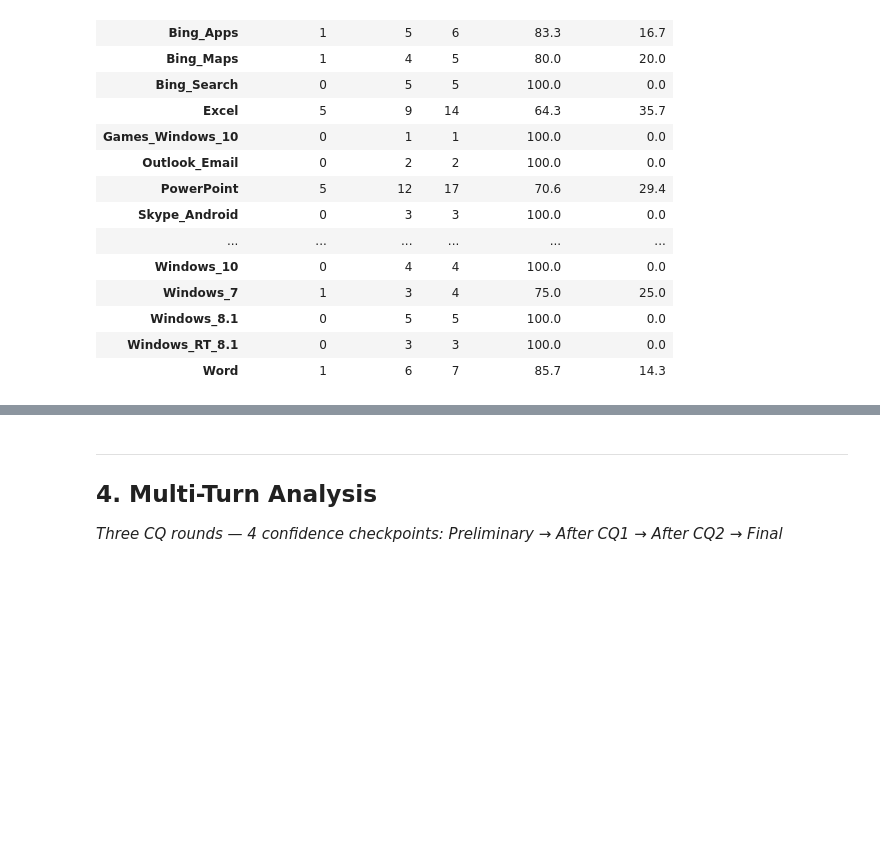
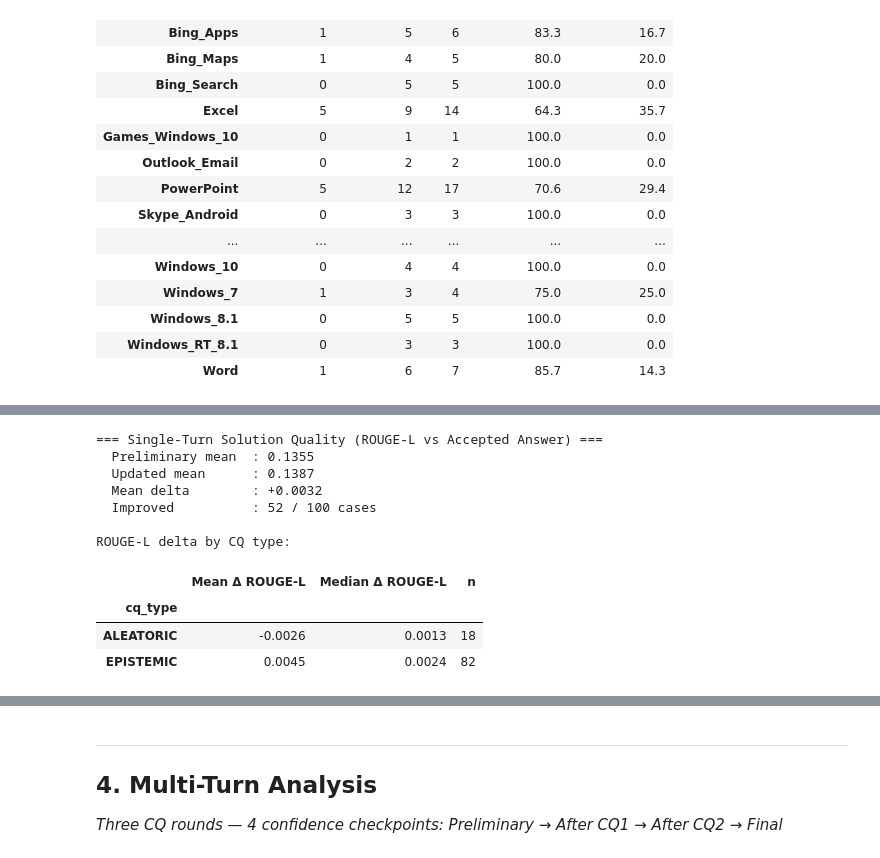
Before and after one commit to dagmaros27/llm-uncertainity-benchmark, a Jupyter notebook: pilot_study/notebooks/ms-dialog/msdialog_analysis.ipynb, the cells around one changed output, grey strips where cells are left out. Cells and saved outputs as stored; diff of their text form; code cells hidden in the pictures; blank space fills up the shorter version.

```diff
--- a/pilot_study/notebooks/ms-dialog/msdialog_analysis.ipynb
+++ b/pilot_study/notebooks/ms-dialog/msdialog_analysis.ipynb
@@ -328,0 +406,78 @@ CQ type breakdown by category:
+# %%
+# st_with_type already carries rouge cols (inherited from st in cell a0000012)
+st_rt    = st_with_type.copy()
+typed_rt = st_rt[st_rt["cq_type"].isin({"EPISTEMIC", "ALEATORIC"})]
+
+print("=== Single-Turn Solution Quality (ROUGE-L vs Accepted Answer) ===")
+print(f"  Preliminary mean  : {st['rouge_prelim'].mean():.4f}")
+print(f"  Updated mean      : {st['rouge_updated'].mean():.4f}")
+print(f"  Mean delta        : {st['rouge_delta'].mean():+.4f}")
+print(f"  Improved          : {(st['rouge_delta'] > 0).sum()} / {len(st)} cases")
+
+print()
+print("ROUGE-L delta by CQ type:")
+grp_r = typed_rt.groupby("cq_type")["rouge_delta"].agg(["mean", "median", "count"]).round(4)
+display(grp_r.rename(columns={"mean": "Mean Δ ROUGE-L", "median": "Median Δ ROUGE-L", "count": "n"}))
+
+corr_all = st_rt["conf_delta"].corr(st_rt["rouge_delta"])
+print(f"\nPearson r(Δ confidence, Δ ROUGE-L) = {corr_all:.3f}")
+
+from scipy.stats import mannwhitneyu as mwu
+ep_r = typed_rt[typed_rt["cq_type"] == "EPISTEMIC"]["rouge_delta"]
+al_r = typed_rt[typed_rt["cq_type"] == "ALEATORIC"]["rouge_delta"]
+if len(al_r) >= 2:
+    stat_r, p_r = mwu(ep_r, al_r, alternative="two-sided")
+    sig_r = "***" if p_r < 0.001 else "**" if p_r < 0.01 else "*" if p_r < 0.05 else "n.s."
+    print(f"Mann-Whitney U (ROUGE-L Δ, EPISTEMIC vs ALEATORIC): p={p_r:.4f} {sig_r}")
+
+fig, axes = plt.subplots(1, 3, figsize=(15, 4))
+
+# 1. Bar: ROUGE-L before vs after CQ
+r_bar = [st["rouge_prelim"].mean(), st["rouge_updated"].mean()]
+axes[0].bar(["Preliminary", "Updated"], r_bar, color=["steelblue", "seagreen"], width=0.45)
+axes[0].set_ylabel("Mean ROUGE-L F1")
+axes[0].set_ylim(0, max(r_bar) * 1.35)
+axes[0].set_title("ROUGE-L: Before vs After CQ")
+for i, v in enumerate(r_bar):
+    axes[0].text(i, v + 0.003, f"{v:.3f}", ha="center", fontweight="bold")
+
+# 2. Boxplot: ROUGE-L delta by CQ type
+data_r = [typed_rt[typed_rt["cq_type"] == lbl]["rouge_delta"].values
+          for lbl in ["EPISTEMIC", "ALEATORIC"]]
+bp = axes[1].boxplot(data_r, labels=["EPISTEMIC", "ALEATORIC"], patch_artist=True,
+                     medianprops=dict(color="black", lw=2))
+for patch, color in zip(bp["boxes"], ["steelblue", "salmon"]):
+    patch.set_facecolor(color)
+axes[1].axhline(0, color="red", lw=1, linestyle="--")
+axes[1].set_ylabel("ROUGE-L delta")
+axes[1].set_title("Δ ROUGE-L by CQ Type")
+
+# 3. Scatter: confidence Δ vs ROUGE-L Δ, coloured by CQ type
+for lbl, color in [("EPISTEMIC", "steelblue"), ("ALEATORIC", "salmon")]:
+    sub = typed_rt[typed_rt["cq_type"] == lbl]
+    axes[2].scatter(sub["conf_delta"], sub["rouge_delta"],
+                    c=color, label=lbl, alpha=0.75, s=50, edgecolors="none")
+axes[2].axhline(0, color="gray", lw=0.8, linestyle="--")
+axes[2].axvline(0, color="gray", lw=0.8, linestyle="--")
+axes[2].set_xlabel("Confidence delta (pp)")
+axes[2].set_ylabel("ROUGE-L delta")
+axes[2].set_title(f"Conf Δ vs ROUGE-L Δ  (r={corr_all:.2f})")
+axes[2].legend()
+
+fig.suptitle(f"Single-Turn Solution Quality — {MODEL_ID}", fontsize=13)
+plt.tight_layout()
+plt.savefig(OUTPUTS / "st_fig_rouge.png", dpi=150)
+plt.show()
+print("Saved: st_fig_rouge.png")
+# %% [output]
+=== Single-Turn Solution Quality (ROUGE-L vs Accepted Answer) ===
+  Preliminary mean  : 0.1355
+  Updated mean      : 0.1387
+  Mean delta        : +0.0032
+  Improved          : 52 / 100 cases
+
+ROUGE-L delta by CQ type:
+|  | Mean Δ ROUGE-L | Median Δ ROUGE-L | n |
+| cq_type |  |  |  |
+| ALEATORIC | -0.0026 | 0.0013 | 18 |
+| EPISTEMIC | 0.0045 | 0.0024 | 82 |
```
Also changed, not shown: parts of 9 cells of this notebook, 5 other files.
